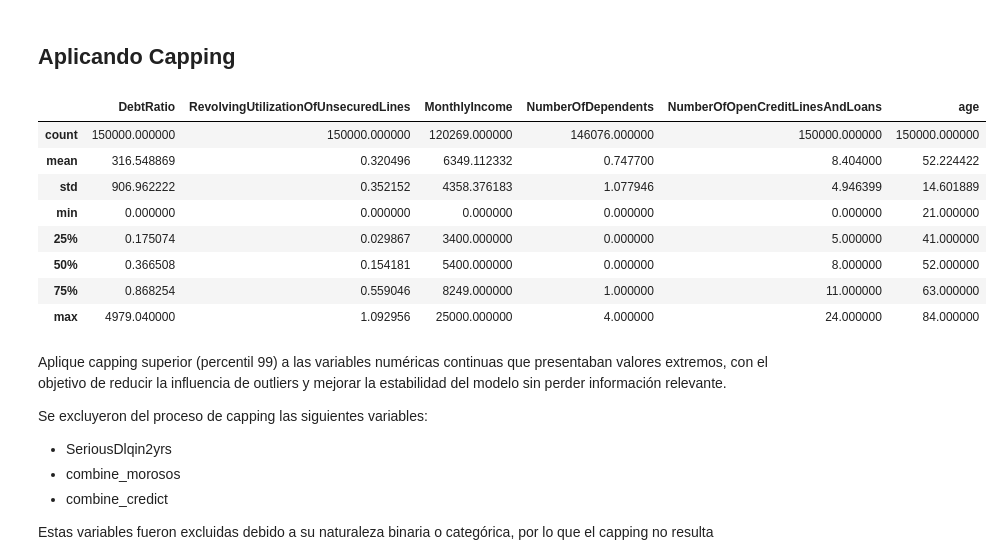
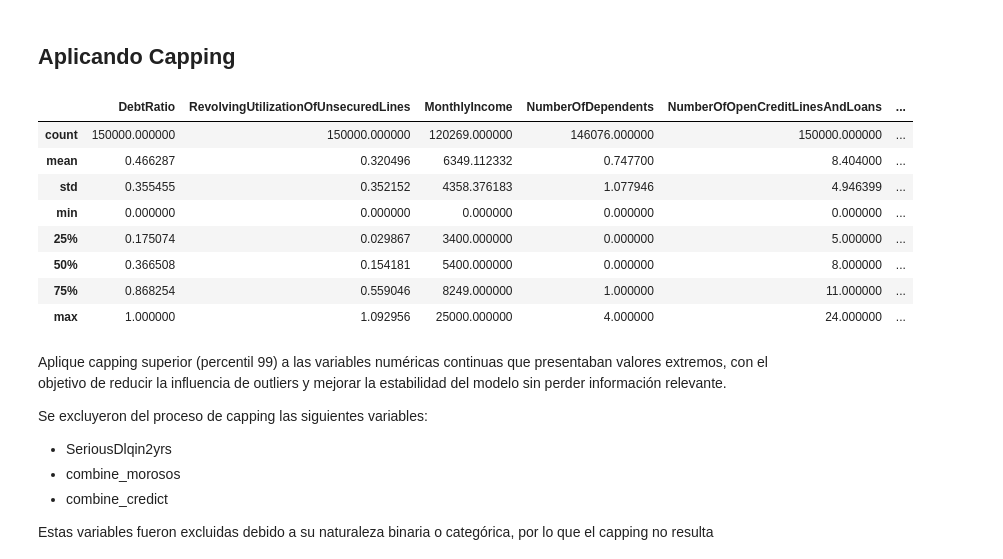
Before and after one commit to THEWACHER1103/analisis_crediticio, a Jupyter notebook: Analisis_crediticio.ipynb, the cells around one changed output. Saved outputs shown, nothing was run; the diff lists cells and outputs as text; code cells hidden in the pictures.

```diff
--- a/Analisis_crediticio.ipynb
+++ b/Analisis_crediticio.ipynb
@@ -259,4 +262,20 @@ plt.show()
 df['combine_morosos'] = (df["NumberOfTimes90DaysLate"] + df["NumberOfTime60-89DaysPastDueNotWorse"]+ df["NumberOfTime30-59DaysPastDueNotWorse"])
 df.loc[(df['combine_morosos']>=1), 'combine_morosos'] = 1
 df['combine_morosos'].value_counts()
+
+#Manejando el error de DebtRatio
+df['Deuda_Mensual_Absoluta'] = np.where(
+    df['DebtRatio'] > 1,
+    df['DebtRatio'],
+    df['DebtRatio'] * df['MonthlyIncome'])
+df.loc[df['DebtRatio'] > 1, 'DebtRatio'] = 1
+df['Deuda_Mensual_Absoluta'] = df['Deuda_Mensual_Absoluta'].fillna(0) #rellenando los null con 0
+
+#Revolving
+df['Sobregiro'] = np.where(df['RevolvingUtilizationOfUnsecuredLines'] > 1, 1, 0)
+
+# Correlacion de nuevas Variables con la variable Target
+for new_feature in ['combine_morosos', 'Deuda_Mensual_Absoluta', 'Sobregiro']:
+    corr = df[[new_feature, 'SeriousDlqin2yrs']].corr().iloc[0, 1]
+    print(f"{new_feature}: {corr:.4f}")
 # %% [output]
@@ -282,7 +317,7 @@ Esta transformación permitió reducir la dimensionalidad, disminuir el ruido y
 # %%
 df_model= df[['SeriousDlqin2yrs','RevolvingUtilizationOfUnsecuredLines','age','DebtRatio','MonthlyIncome',
        'NumberOfOpenCreditLinesAndLoans','NumberRealEstateLoansOrLines',
-       'NumberOfDependents','combine_morosos'
+       'NumberOfDependents','combine_morosos','Deuda_Mensual_Absoluta','Sobregiro'
               ]]
 corr_mod= df_model.corr()
 
@@ -302,7 +337,6 @@ sns.heatmap(
     vmin=-1,
     vmax=1
 )
-
 plt.title('Correlation Matrix (luego de reduccion)', fontsize=14)
 plt.show()
 # %% [output]
@@ -324,32 +358,32 @@ En conjunto, este conjunto de variables proporciona al modelo señales relevante
 # %%
 df_model.loc[df_model['age'] <= 18, 'age'] = np.nan
 df_model.loc[:, 'age'] = df_model['age'].fillna(df_model['age'].mean())
 
 features = [
     'DebtRatio',
     'RevolvingUtilizationOfUnsecuredLines',
     'MonthlyIncome',
     'NumberOfDependents',
     'NumberOfOpenCreditLinesAndLoans',
-
+    'Deuda_Mensual_Absoluta'
 ]
 
 for col in features:
     upper_limit = df_model[col].quantile(0.99)
     df_model.loc[:, col] = df_model[col].clip(upper=upper_limit)
 age_upper = df_model['age'].quantile(0.98)
 df_model.loc[:, 'age'] = df_model['age'].clip(upper=age_upper)
 df_model[features + ['age']].describe()
 # %% [output]
-|  | DebtRatio | RevolvingUtilizationOfUnsecuredLines | MonthlyIncome | NumberOfDependents | NumberOfOpenCreditLinesAndLoans | age |
-| count | 150000.000000 | 150000.000000 | 120269.000000 | 146076.000000 | 150000.000000 | 150000.000000 |
-| mean | 316.548869 | 0.320496 | 6349.112332 | 0.747700 | 8.404000 | 52.224422 |
-| std | 906.962222 | 0.352152 | 4358.376183 | 1.077946 | 4.946399 | 14.601889 |
-| min | 0.000000 | 0.000000 | 0.000000 | 0.000000 | 0.000000 | 21.000000 |
-| 25% | 0.175074 | 0.029867 | 3400.000000 | 0.000000 | 5.000000 | 41.000000 |
-| 50% | 0.366508 | 0.154181 | 5400.000000 | 0.000000 | 8.000000 | 52.000000 |
-| 75% | 0.868254 | 0.559046 | 8249.000000 | 1.000000 | 11.000000 | 63.000000 |
-| max | 4979.040000 | 1.092956 | 25000.000000 | 4.000000 | 24.000000 | 84.000000 |
+|  | DebtRatio | RevolvingUtilizationOfUnsecuredLines | MonthlyIncome | NumberOfDependents | NumberOfOpenCreditLinesAndLoans | ... |
+| count | 150000.000000 | 150000.000000 | 120269.000000 | 146076.000000 | 150000.000000 | ... |
+| mean | 0.466287 | 0.320496 | 6349.112332 | 0.747700 | 8.404000 | ... |
+| std | 0.355455 | 0.352152 | 4358.376183 | 1.077946 | 4.946399 | ... |
+| min | 0.000000 | 0.000000 | 0.000000 | 0.000000 | 0.000000 | ... |
+| 25% | 0.175074 | 0.029867 | 3400.000000 | 0.000000 | 5.000000 | ... |
+| 50% | 0.366508 | 0.154181 | 5400.000000 | 0.000000 | 8.000000 | ... |
+| 75% | 0.868254 | 0.559046 | 8249.000000 | 1.000000 | 11.000000 | ... |
+| max | 1.000000 | 1.092956 | 25000.000000 | 4.000000 | 24.000000 | ... |
 # %% [markdown]
 Aplique capping superior (percentil 99) a las variables numéricas continuas que presentaban valores extremos, con el objetivo de reducir la influencia de outliers y mejorar la estabilidad del modelo sin perder información relevante.
 
```
Also changed, not shown: parts of 38 cells of this notebook.
